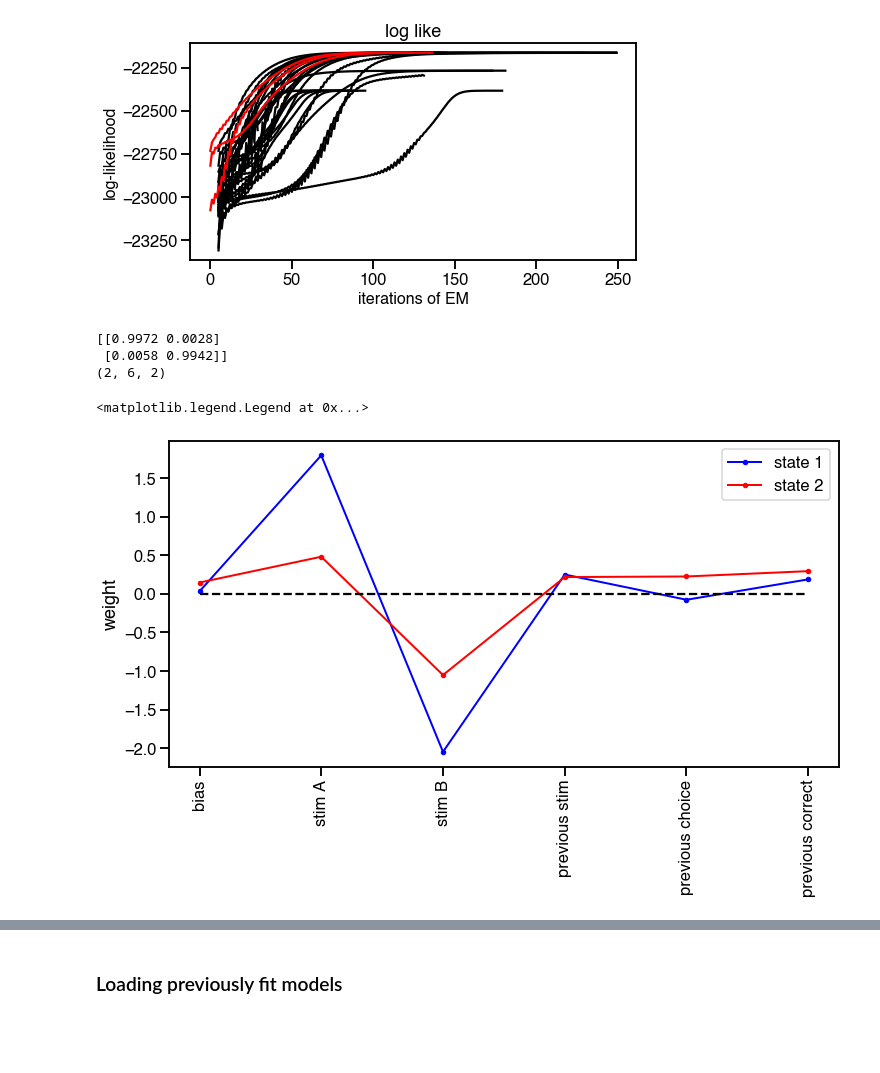
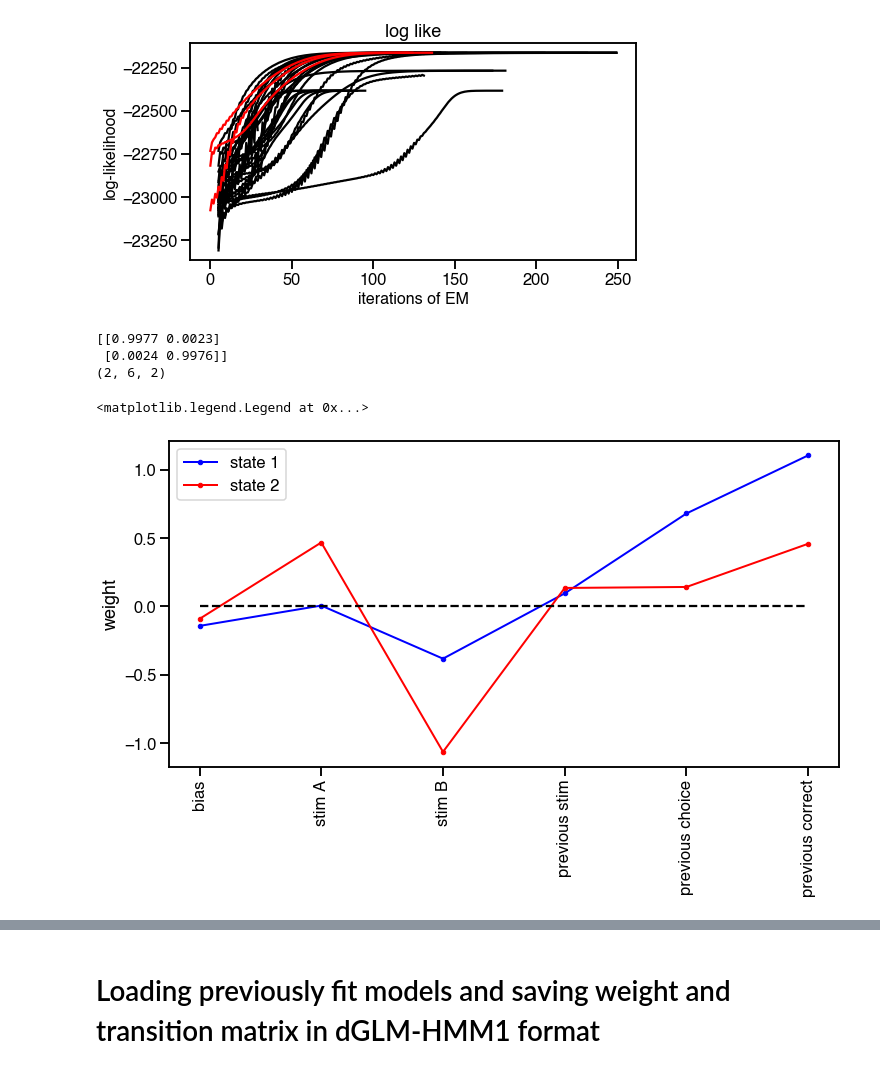
Before and after one commit to lenca56/Pillow_dGLM-HMM, a Jupyter notebook: code/PWM_Iris-GLM-HMM.ipynb, the cells around one changed output, grey strips where cells are left out. Saved outputs shown, nothing was run; the diff lists cells and outputs as text; code cells hidden in the pictures; blank space fills up the shorter version.

```diff
--- a/code/PWM_Iris-GLM-HMM.ipynb
+++ b/code/PWM_Iris-GLM-HMM.ipynb
@@ -23,8 +23,3 @@ sys.path.append(os.path.abspath(os.path.join('..', '..', 'LC_PWM_GLM-HMM/code'))
 import io_utils, plotting_utils
 
 sns.set_context("talk")
-# %%
-K = 3
-subject = 'ibl_witten_15'
-bestGLMHMM = pickle.load(open(f'../data_IBL/IBL_{subject}_bestGLMHMM__states-' + str(K) + '.pickle', 'rb'))
-print(bestGLMHMM.w)
@@ -279,25 +224,25 @@ Init  29
 # %%
 import pickle
 K = 2
-animal = 'W060'
+animal = 'W081'
 best_GLMHMM = pickle.load(open(f'models/bestGLMHMM_{animal}_states-{K}_weights-GLM_untilSession250.pickle', 'rb'))
 A = best_GLMHMM.A
 print(np.round(A,4))
 w = best_GLMHMM.w
 print(w.shape)
 xlabels = ['bias', 'stim A', 'stim B', 'previous stim', 'previous choice', 'previous correct']
 legend = []
 fig, axes = plt.subplots(1,figsize=(12,6))
 for i in range(1,K+1):
     legend.append('state ' + str(i))
 visualize.plot_weights(w[:,:,-1],axes,xlabels=xlabels,switch=False,style='.-', color=['blue','red'],error=None,label=legend) # w has shape K x D x C (but first column = 0 for C=2)
 axes.legend()
 # %% [output]
-[[0.9972 0.0028]
- [0.0058 0.9942]]
+[[0.9977 0.0023]
+ [0.0024 0.9976]]
 (2, 6, 2)
 <matplotlib.legend.Legend at 0x...>
-[figure, old version]
+[figure, new version]
 # %%
 # 3 state fit
 
@@ -370,6 +315,6 @@ Init  16
 Init  17
 Init  18
 # %% [markdown]
-### Loading previously fit models
+# Loading previously fit models and saving weight and transition matrix in dGLM-HMM1 format
 # %%
 # saving parameters for best initializations in the format of dGLM-HMM1
```
Also changed, not shown: parts of 12 cells of this notebook, 3 other files.
